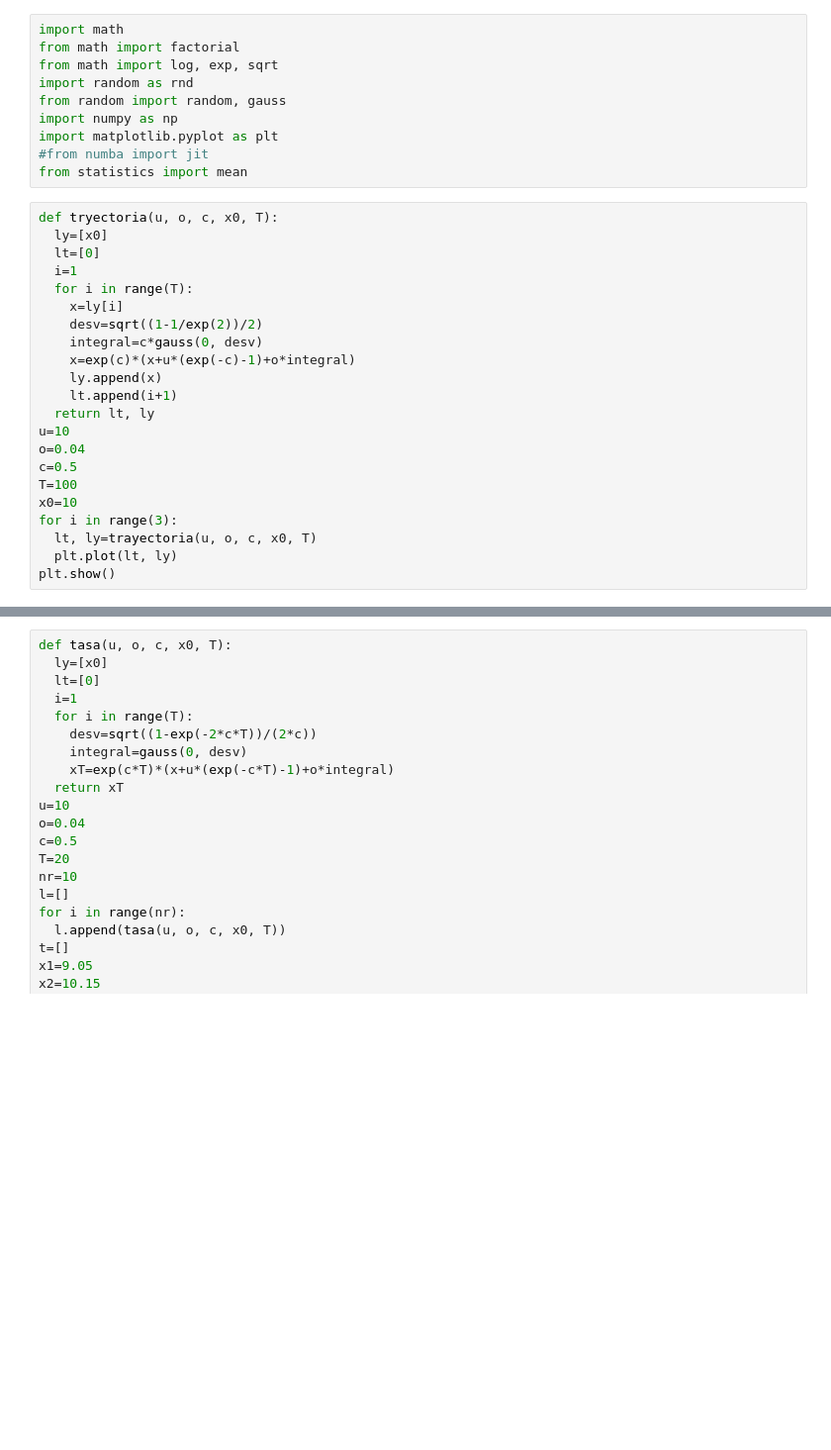
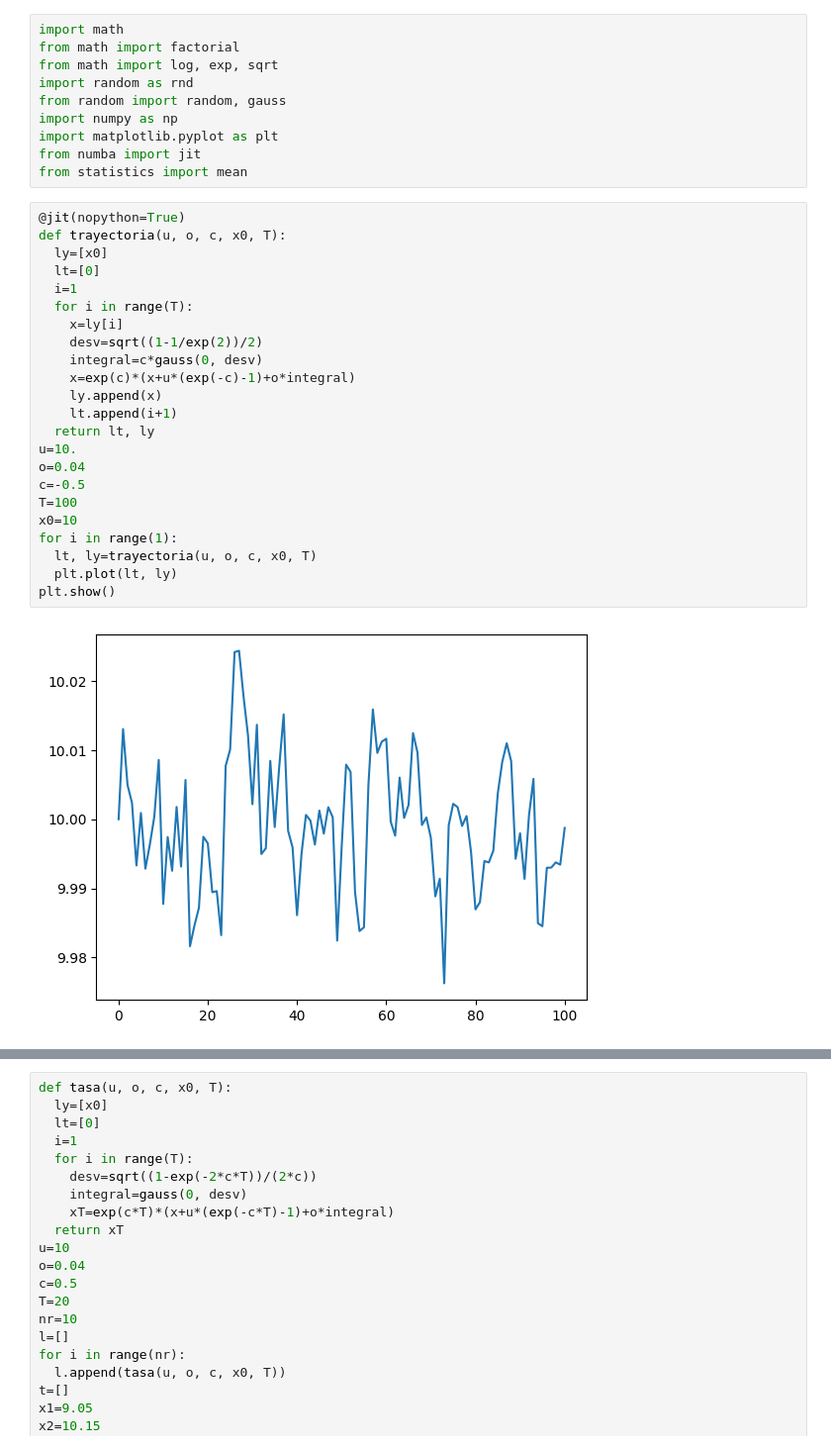
Before and after one commit to Jair-RM/Simulacion-2-Figols, a Jupyter notebook: Ejercicio_12_SEPT.ipynb, the cells around one changed output, grey strips where cells are left out. Shown at 99% size. Saved outputs shown, nothing was run; the diff lists cells and outputs as text; blank space fills up the shorter version.

```diff
--- a/Ejercicio_12_SEPT.ipynb
+++ b/Ejercicio_12_SEPT.ipynb
@@ -8,27 +8,30 @@ import random as rnd
 from random import random, gauss
 import numpy as np
 import matplotlib.pyplot as plt
-#from numba import jit
+from numba import jit
 from statistics import mean
 # %%
-def tryectoria(u, o, c, x0, T):
+@jit(nopython=True)
+def trayectoria(u, o, c, x0, T):
   ly=[x0]
   lt=[0]
   i=1
   for i in range(T):
     x=ly[i]
     desv=sqrt((1-1/exp(2))/2)
     integral=c*gauss(0, desv)
     x=exp(c)*(x+u*(exp(-c)-1)+o*integral)
     ly.append(x)
     lt.append(i+1)
   return lt, ly
-u=10
+u=10.
 o=0.04
-c=0.5
+c=-0.5
 T=100
 x0=10
-for i in range(3):
+for i in range(1):
   lt, ly=trayectoria(u, o, c, x0, T)
   plt.plot(lt, ly)
 plt.show()
+# %% [output]
+[figure, added]
```
Also changed, not shown: parts of 1 cell of this notebook.
